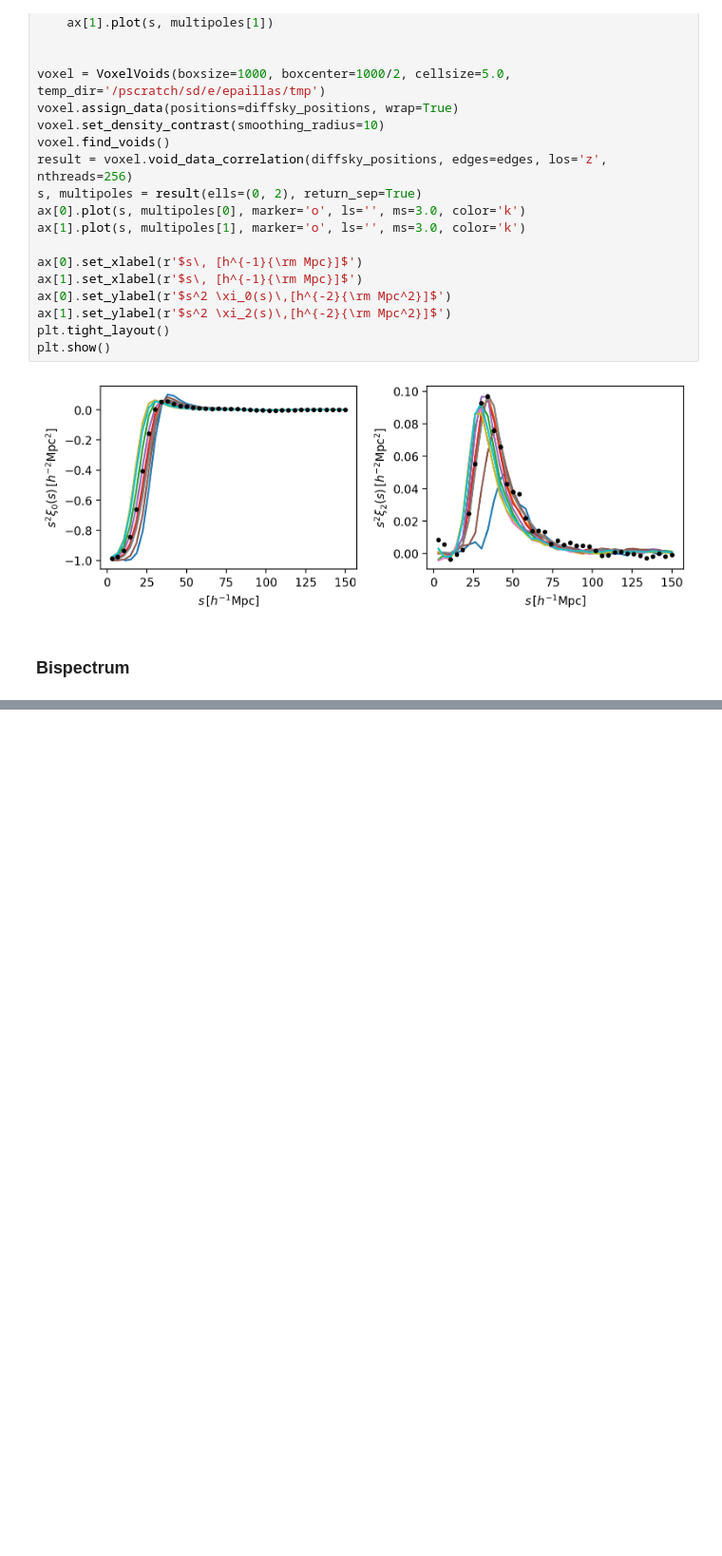
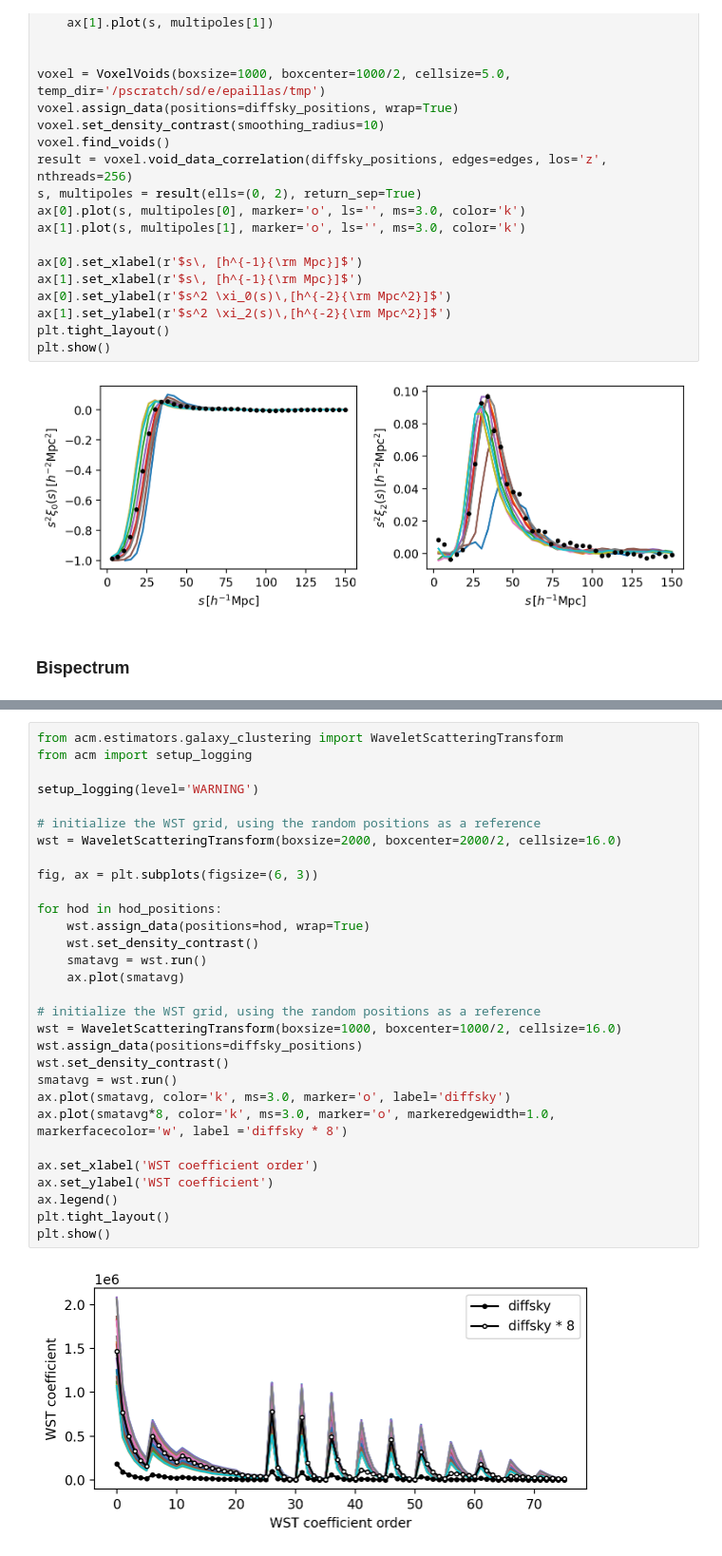
Before and after one commit to epaillas/acm, a Jupyter notebook: nb/emc_priors.ipynb, the cells around one changed output, grey strips where cells are left out. Shown at 95% size. Cells and saved outputs as stored; diff of their text form; blank space fills up the shorter version.

```diff
--- a/nb/emc_priors.ipynb
+++ b/nb/emc_priors.ipynb
@@ -317,0 +358,32 @@ Computing ideal Fisher matrix
+# %%
+from acm.estimators.galaxy_clustering import WaveletScatteringTransform
+from acm import setup_logging
+
+setup_logging(level='WARNING')
+
+# initialize the WST grid, using the random positions as a reference
+wst = WaveletScatteringTransform(boxsize=2000, boxcenter=2000/2, cellsize=16.0)
+
+fig, ax = plt.subplots(figsize=(6, 3))
+
+for hod in hod_positions:
+    wst.assign_data(positions=hod, wrap=True)
+    wst.set_density_contrast()
+    smatavg = wst.run()
+    ax.plot(smatavg)
+
+# initialize the WST grid, using the random positions as a reference
+wst = WaveletScatteringTransform(boxsize=1000, boxcenter=1000/2, cellsize=16.0)
+wst.assign_data(positions=diffsky_positions)
+wst.set_density_contrast()
+smatavg = wst.run()
+ax.plot(smatavg, color='k', ms=3.0, marker='o', label='diffsky')
+ax.plot(smatavg*8, color='k', ms=3.0, marker='o', markeredgewidth=1.0, markerfacecolor='w', label ='diffsky * 8')
+
+ax.set_xlabel('WST coefficient order')
+ax.set_ylabel('WST coefficient')
+ax.legend()
+plt.tight_layout()
+plt.show()
+# %% [output]
+[figure, added]
```
Also changed, not shown: parts of 6 cells of this notebook, 5 other files.
